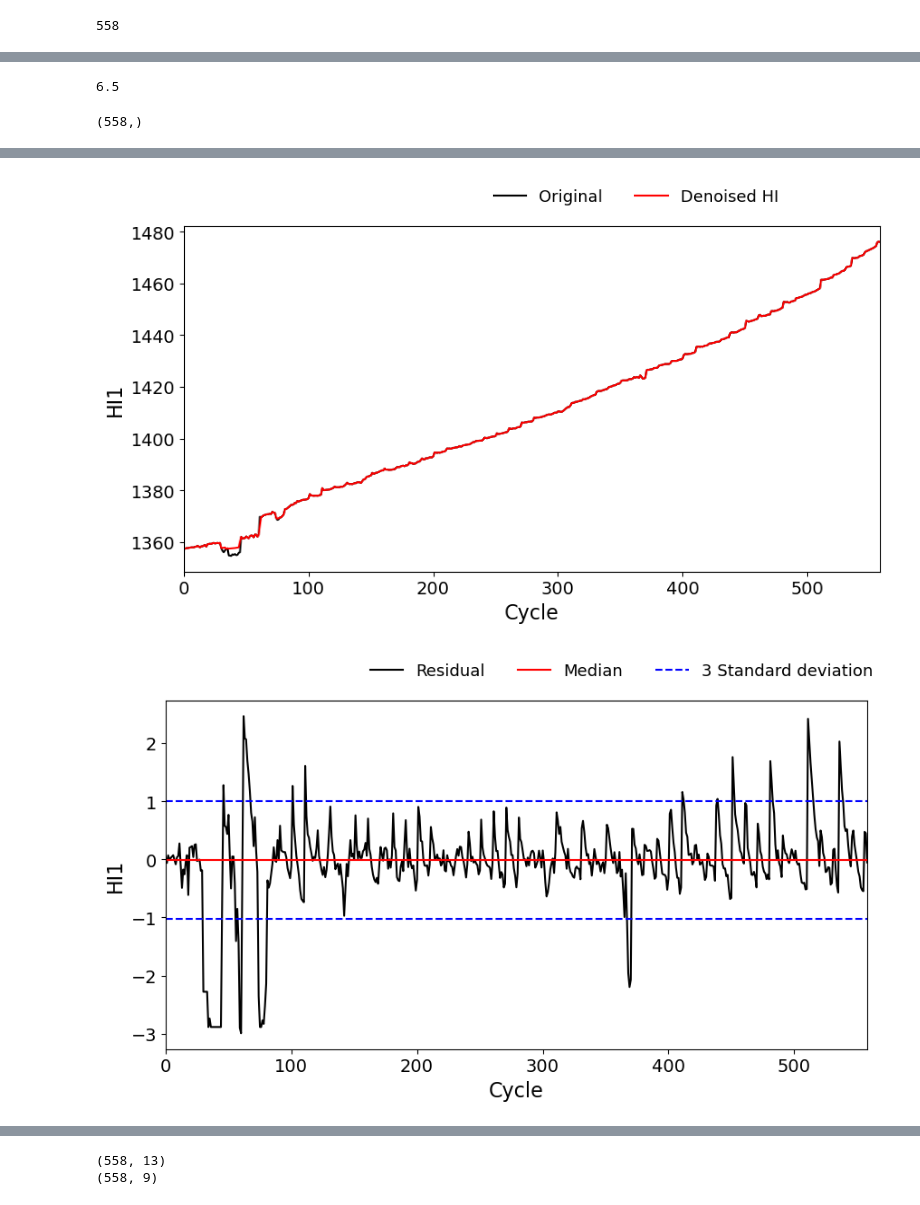
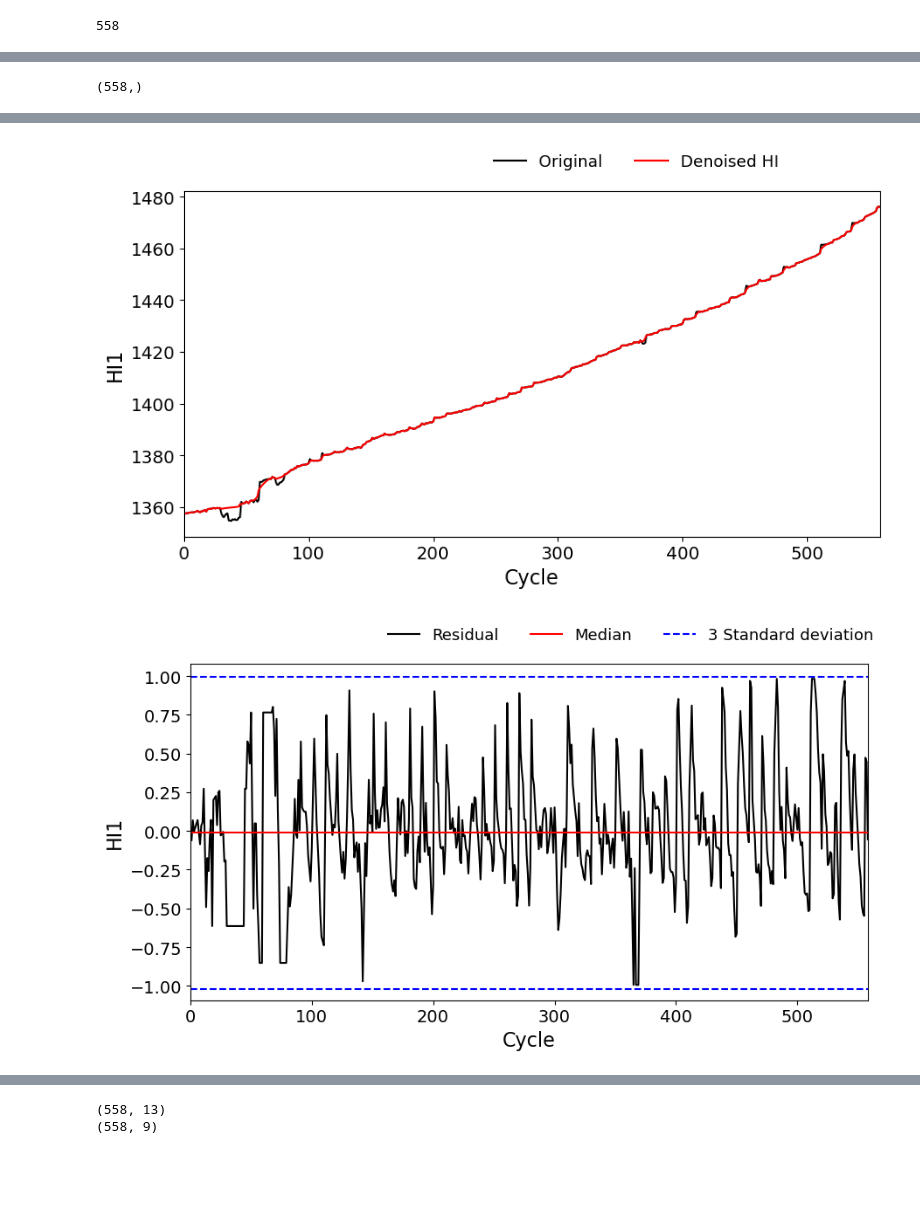
Before and after one commit to moonie1253/AI-study, a Jupyter notebook: paper/Integrated framework for SOH.ipynb, the cells around one changed output, grey strips where cells are left out. Cells and saved outputs as stored; diff of their text form; code cells hidden in the pictures; blank space fills up the shorter version.

```diff
--- a/paper/Integrated framework for SOH.ipynb
+++ b/paper/Integrated framework for SOH.ipynb
@@ -177,13 +46,0 @@ plt.axvline(len(x)/2,-0.2,1.2,color='gray',linestyle='dashdot')
-# %%
-x=np.array([9,8,7,40,100,4,1000,2])
-print(x)
-l=np.partition(x,3)
-print(l)
-k=np.partition(x,3)[3]
-print(k)
-# 무조건 (array, 몇개의 작은 수 뽑을 건지) 지정하고 뽑은 작은 수를 왼쪽에 무작위로
-# 배열한 다음 [] 안의 숫자는 그 배열에서 []의 위치의 숫자를 반환
-# 0 base라서 [3]은 네번째 숫자이다
-
-t=np.where(x<3)[0]
-print(t)
@@ -349,23 +46,0 @@ print(len(y_res))
-# %%
-denoised=[]
-cycle=1
-def closer_number(target, cycle):
-    # target에 더 가까운 수 찾기
-    return cycle-1 if abs(target - y_res[cycle-2]) < abs(target - y_res[cycle]) else cycle+1
-
-for t in y_res:
-
-    if (-3)*std<=t<=3*std:
-        denoised_val=data.loc[data['Cycle']==cycle,'CVIS (dt)'].iloc[0]
-    else :
-        if cycle==1:
-            denoised_val=data.loc[data['Cycle']==cycle+1,'CVIS (dt)'].iloc[0]
-        elif cycle==len(y_res):
-            denoised_val=data.loc[data['Cycle']==cycle-1,'CVIS (dt)'].iloc[0]
-        else :
-            denoised_num=closer_number(median,cycle)
-            denoised_val=data.loc[data['Cycle']==denoised_num,'CVIS (dt)'].iloc[0]
-    denoised.append(denoised_val)
-    cycle +=1
-
-y_denoised=np.array(denoised)
@@ -389,8 +47,3 @@ plt.show()
-# %%
-n=np.median([6,7])
-print(n)
-# %% [output]
-6.5
 # %%
 ##############################################################
 ##############################################################
@@ -503,7 +156,7 @@ def closer_number(target, cycle):
 for t in y_res:
     #t=y_res[cycle-1]
 
-    if median+(-3)*std<=t<=median+3*std:
+    if median+(-1)*std<=t<=median+1*std:
         denoised_val=data.loc[data['Cycle']==cycle,'max.'].iloc[0]
     else :
         print(cycle)
@@ -566,6 +219,8 @@ for t in y_res_2:
         print("outlier")
     else:
         pass
+
+### y_denoised_max=y_trend
 # %% [output]
 (558,)
                             WLS Regression Results
@@ -606,2 +262,2 @@ strong multicollinearity or other numerical problems.
-[figure, old version]
+[figure, new version]
-[figure, old version]
+[figure, new version]
```
Also changed, not shown: parts of 48 cells of this notebook, 4 other files.
